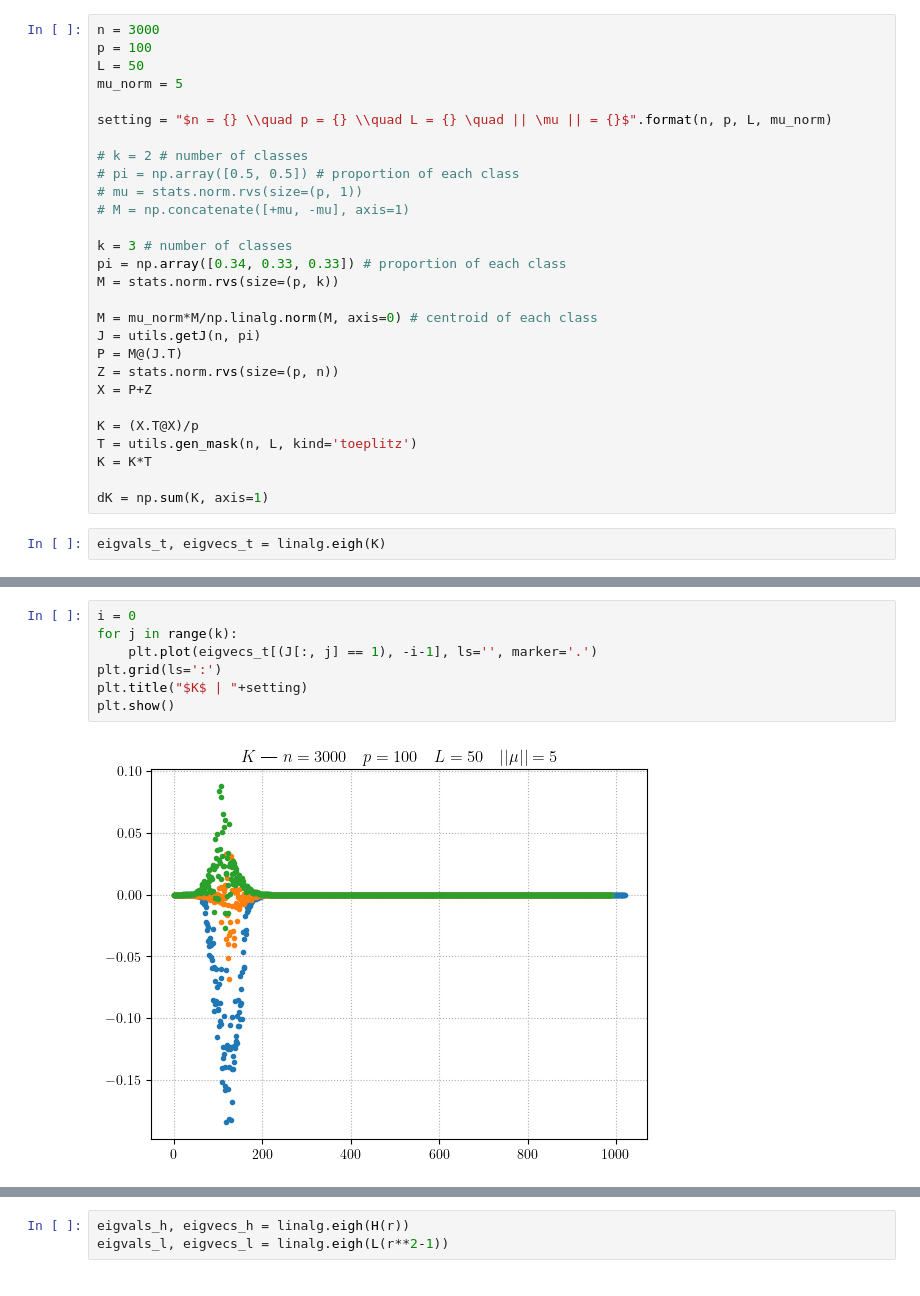
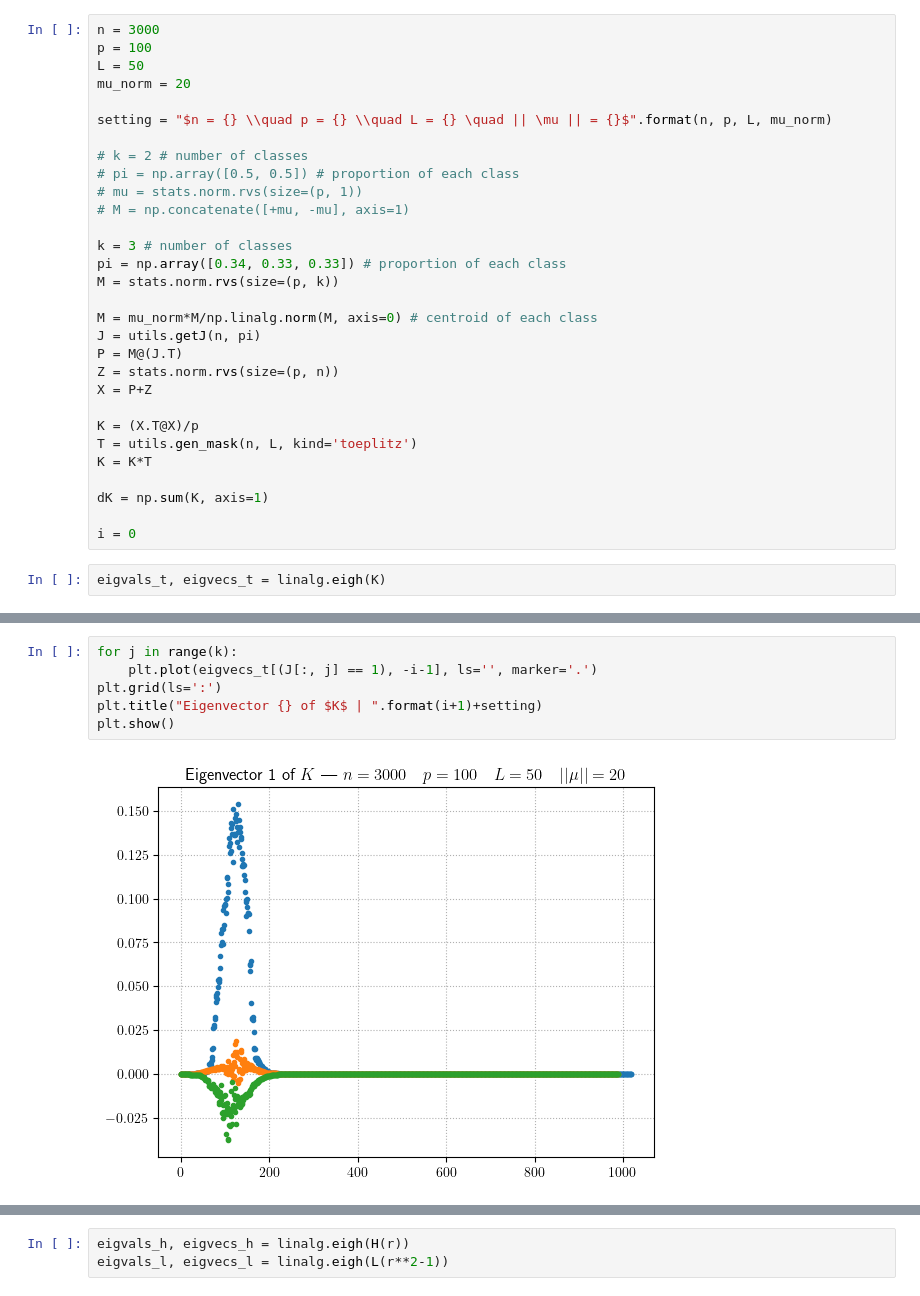
Before and after one commit to HugoLebeau/online_learning, a Jupyter notebook: Bethe Hessian.ipynb, the cells around one changed output, grey strips where cells are left out. Saved outputs shown, nothing was run; the diff lists cells and outputs as text.

```diff
--- a/Bethe Hessian.ipynb
+++ b/Bethe Hessian.ipynb
@@ -15,7 +15,7 @@ np.random.seed(14159)
 n = 3000
 p = 100
 L = 50
-mu_norm = 5
+mu_norm = 20
 
 setting = "$n = {} \\quad p = {} \\quad L = {} \quad || \mu || = {}$".format(n, p, L, mu_norm)
 
@@ -39,6 +39,8 @@ T = utils.gen_mask(n, L, kind='toeplitz')
 K = K*T
 
 dK = np.sum(K, axis=1)
+
+i = 0
 # %%
 eigvals_t, eigvecs_t = linalg.eigh(K)
 # %%
@@ -51,11 +53,10 @@ plt.show()
 # %%
-i = 0
 for j in range(k):
     plt.plot(eigvecs_t[(J[:, j] == 1), -i-1], ls='', marker='.')
 plt.grid(ls=':')
-plt.title("$K$ | "+setting)
+plt.title("Eigenvector {} of $K$ | ".format(i+1)+setting)
 plt.show()
 # %% [output]
-[figure, old version]
+[figure, new version]
 # %%
 H = lambda r: np.diag(r**2-1+dK)-r*K
```
Also changed, not shown: parts of 4 cells of this notebook.
